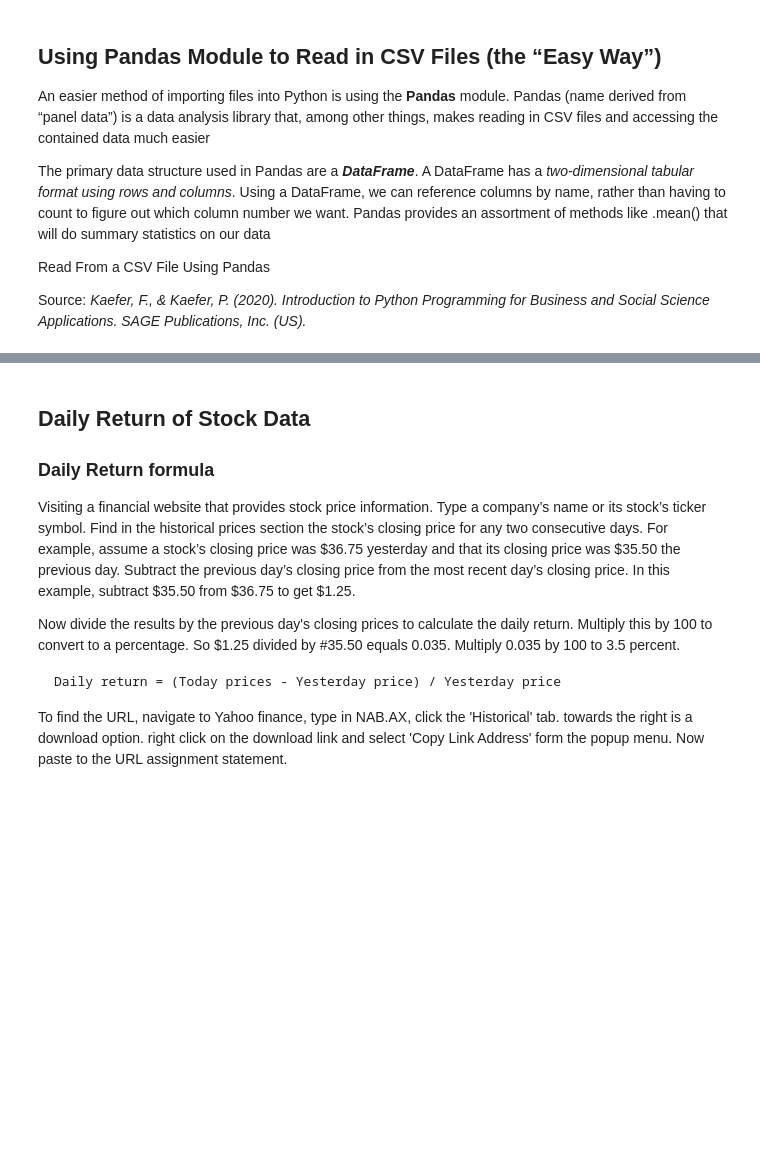
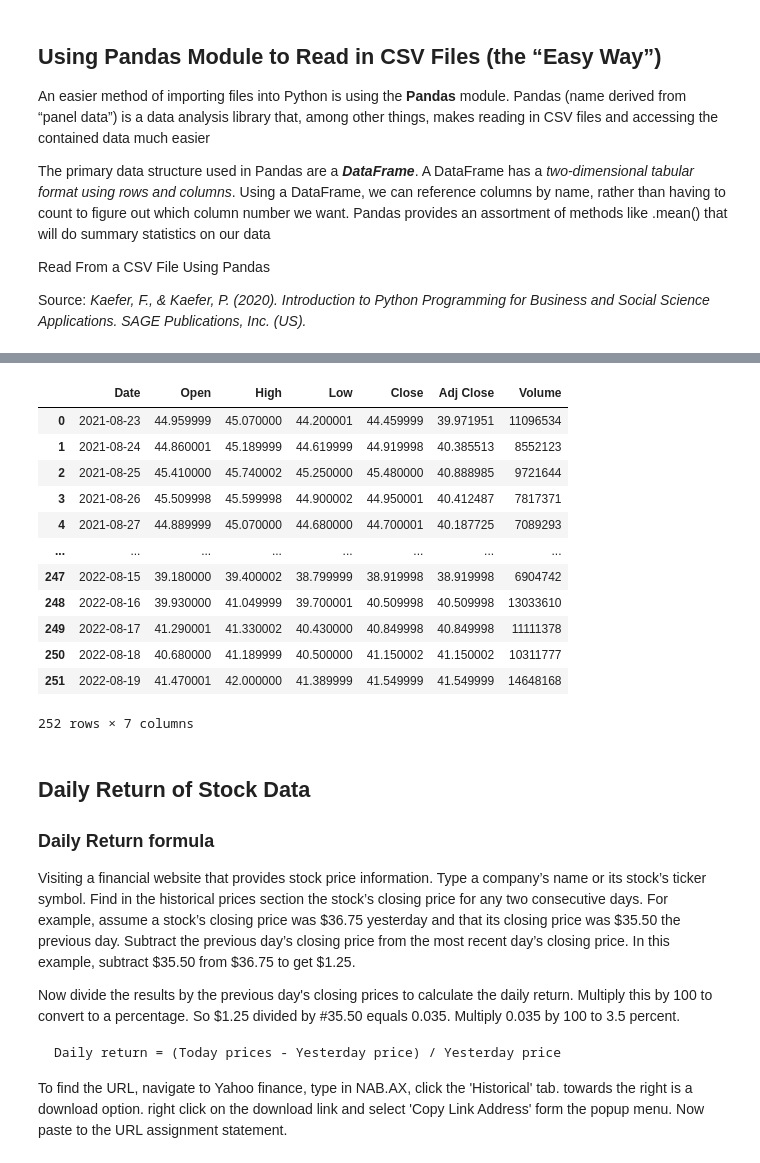
Before and after one commit to alfondace/ISYS5002, a Jupyter notebook: 05_Working_with_Files.ipynb, the cells around one changed output, grey strips where cells are left out. Drawn from its saved outputs; the diff is of its cells as text; code cells hidden in the pictures; blank space fills up the shorter version.

```diff
--- a/05_Working_with_Files.ipynb
+++ b/05_Working_with_Files.ipynb
@@ -251,9 +255,31 @@ Programming for Business and Social Science Applications. SAGE Publications, Inc
 # %%
-#import pandas module
+# load panda module
 import pandas as pd
 from matplotlib import pyplot as plt
 
-# Load the data
+# load the data
+data = pd.read_csv("BHPData.csv")
+
+data
+#data.describe()
+#data.info()
+#data.head() or data.tail()
+
+#plt.plot(data['Date'], data['Adj Close'])
+# %% [output]
+|  | Date | Open | High | Low | Close | Adj Close | Volume |
+| 0 | 2021-08-23 | 44.959999 | 45.070000 | 44.200001 | 44.459999 | 39.971951 | 11096534 |
+| 1 | 2021-08-24 | 44.860001 | 45.189999 | 44.619999 | 44.919998 | 40.385513 | 8552123 |
+| 2 | 2021-08-25 | 45.410000 | 45.740002 | 45.250000 | 45.480000 | 40.888985 | 9721644 |
+| 3 | 2021-08-26 | 45.509998 | 45.599998 | 44.900002 | 44.950001 | 40.412487 | 7817371 |
+| 4 | 2021-08-27 | 44.889999 | 45.070000 | 44.680000 | 44.700001 | 40.187725 | 7089293 |
+| ... | ... | ... | ... | ... | ... | ... | ... |
+| 247 | 2022-08-15 | 39.180000 | 39.400002 | 38.799999 | 38.919998 | 38.919998 | 6904742 |
+| 248 | 2022-08-16 | 39.930000 | 41.049999 | 39.700001 | 40.509998 | 40.509998 | 13033610 |
+| 249 | 2022-08-17 | 41.290001 | 41.330002 | 40.430000 | 40.849998 | 40.849998 | 11111378 |
+| 250 | 2022-08-18 | 40.680000 | 41.189999 | 40.500000 | 41.150002 | 41.150002 | 10311777 |
+| 251 | 2022-08-19 | 41.470001 | 42.000000 | 41.389999 | 41.549999 | 41.549999 | 14648168 |
+252 rows × 7 columns
 # %% [markdown]
 ## Daily Return of Stock Data
 
```
Also changed, not shown: parts of 2 cells of this notebook.
